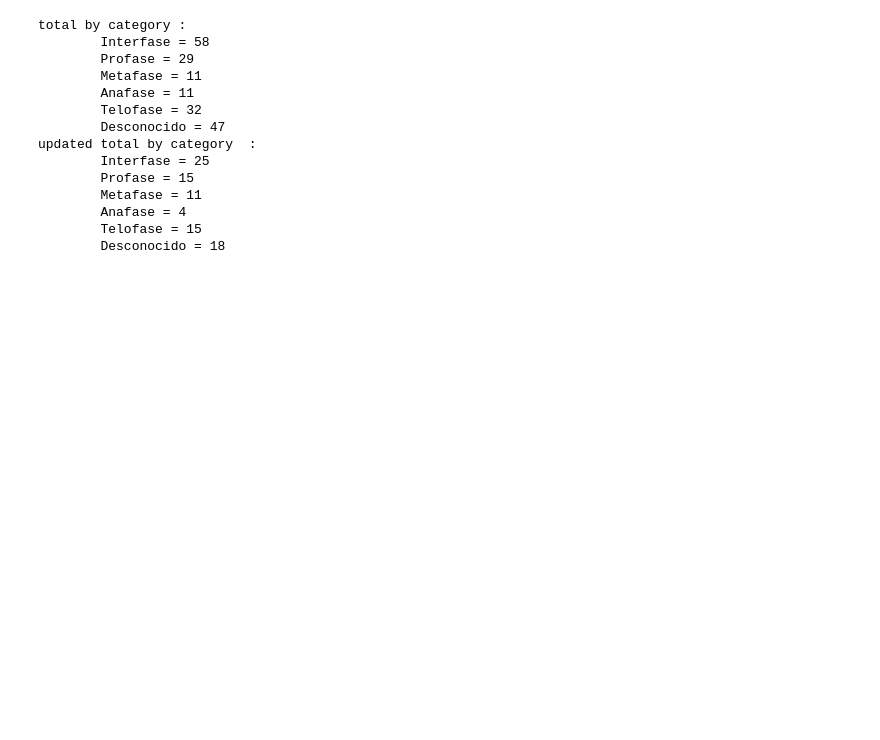
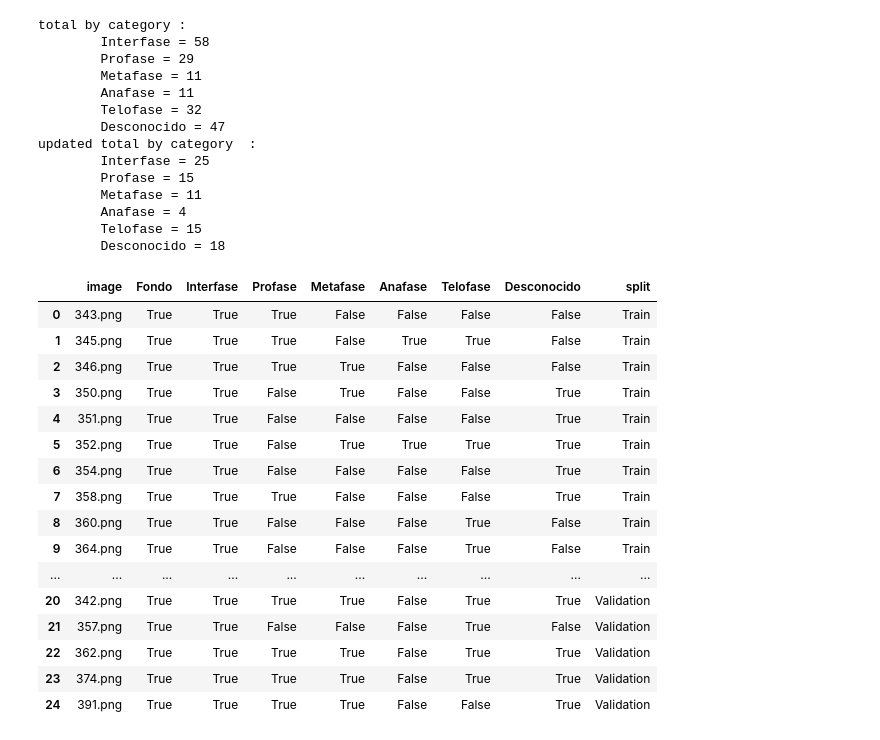
Before and after one commit to RawthiL/giar_ina_dev, a Jupyter notebook: notebooks/data_tests.ipynb, the cells around one changed output. Cells and saved outputs as stored; diff of their text form; code cells hidden in the pictures; blank space fills up the shorter version.

```diff
--- a/notebooks/data_tests.ipynb
+++ b/notebooks/data_tests.ipynb
@@ -107,3 +107,23 @@ updated total by category  :
 # %%
 OUTPUT_FOLDER_BALANCED = "../untracked/datasets/Abril2023"
 train_images, train_target, validation_images, validation_target, metadata_new = data_utils.create_dataset(OUTPUT_FOLDER, "balanced_dataset", metadata_balanced, output_path=OUTPUT_FOLDER_BALANCED)
+# %%
+metadata_new
+# %% [output]
+|  | image | Fondo | Interfase | Profase | Metafase | Anafase | Telofase | Desconocido | split |
+| 0 | 343.png | True | True | True | False | False | False | False | Train |
+| 1 | 345.png | True | True | True | False | True | True | False | Train |
+| 2 | 346.png | True | True | True | True | False | False | False | Train |
+| 3 | 350.png | True | True | False | True | False | False | True | Train |
+| 4 | 351.png | True | True | False | False | False | False | True | Train |
+| 5 | 352.png | True | True | False | True | True | True | True | Train |
+| 6 | 354.png | True | True | False | False | False | False | True | Train |
+| 7 | 358.png | True | True | True | False | False | False | True | Train |
+| 8 | 360.png | True | True | False | False | False | True | False | Train |
+| 9 | 364.png | True | True | False | False | False | True | False | Train |
+| ... | ... | ... | ... | ... | ... | ... | ... | ... | ... |
+| 20 | 342.png | True | True | True | True | False | True | True | Validation |
+| 21 | 357.png | True | True | False | False | False | True | False | Validation |
+| 22 | 362.png | True | True | True | True | False | True | True | Validation |
+| 23 | 374.png | True | True | True | True | False | True | True | Validation |
+| 24 | 391.png | True | True | True | True | False | False | True | Validation |
```
Also changed, not shown: 10 other files.
